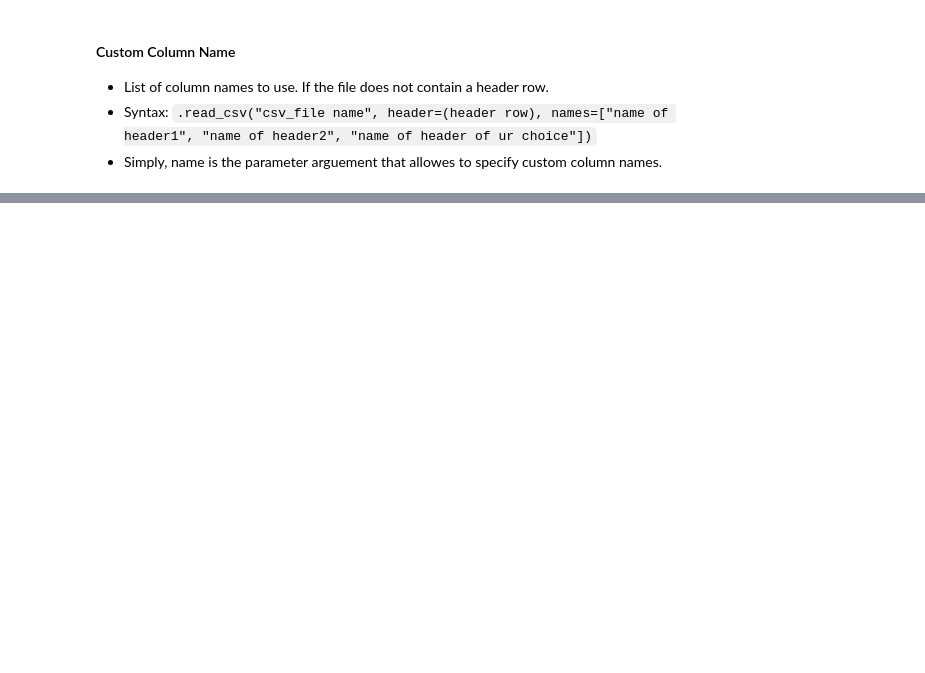
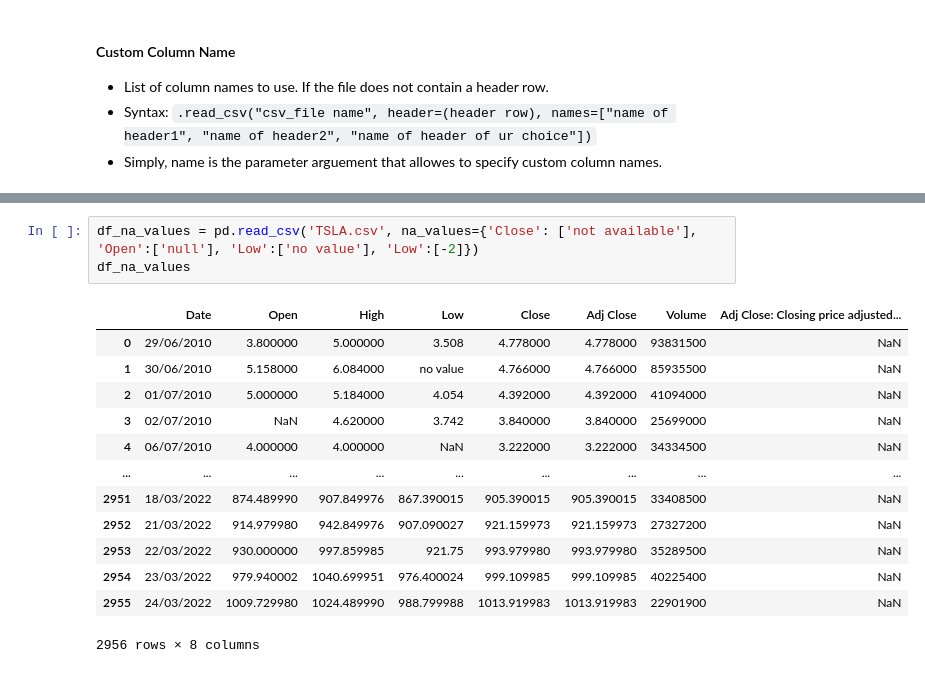
Before and after one commit to MoeedKhan-AMK/Pandas, a Jupyter notebook: Chapter2_Read_Write_excel_csv_files/program.ipynb, the cells around one changed output, grey strips where cells are left out. Cells and saved outputs as stored; diff of their text form; blank space fills up the shorter version.

Commit message:
na_value - marking custom missing values, also with list Updated

```diff
--- a/Chapter2_Read_Write_excel_csv_files/program.ipynb
+++ b/Chapter2_Read_Write_excel_csv_files/program.ipynb
@@ -105,0 +111,17 @@ df_nrows_skiprows_combo
+# %%
+df_na_values = pd.read_csv('TSLA.csv', na_values={'Close': ['not available'], 'Open':['null'], 'Low':['no value'], 'Low':[-2]})
+df_na_values
+# %% [output]
+|  | Date | Open | High | Low | Close | Adj Close | Volume | Adj Close: Closing price adjusted... |
+| 0 | 29/06/2010 | 3.800000 | 5.000000 | 3.508 | 4.778000 | 4.778000 | 93831500 | NaN |
+| 1 | 30/06/2010 | 5.158000 | 6.084000 | no value | 4.766000 | 4.766000 | 85935500 | NaN |
+| 2 | 01/07/2010 | 5.000000 | 5.184000 | 4.054 | 4.392000 | 4.392000 | 41094000 | NaN |
+| 3 | 02/07/2010 | NaN | 4.620000 | 3.742 | 3.840000 | 3.840000 | 25699000 | NaN |
+| 4 | 06/07/2010 | 4.000000 | 4.000000 | NaN | 3.222000 | 3.222000 | 34334500 | NaN |
+| ... | ... | ... | ... | ... | ... | ... | ... | ... |
+| 2951 | 18/03/2022 | 874.489990 | 907.849976 | 867.390015 | 905.390015 | 905.390015 | 33408500 | NaN |
+| 2952 | 21/03/2022 | 914.979980 | 942.849976 | 907.090027 | 921.159973 | 921.159973 | 27327200 | NaN |
+| 2953 | 22/03/2022 | 930.000000 | 997.859985 | 921.75 | 993.979980 | 993.979980 | 35289500 | NaN |
+| 2954 | 23/03/2022 | 979.940002 | 1040.699951 | 976.400024 | 999.109985 | 999.109985 | 40225400 | NaN |
+| 2955 | 24/03/2022 | 1009.729980 | 1024.489990 | 988.799988 | 1013.919983 | 1013.919983 | 22901900 | NaN |
+2956 rows × 8 columns
```
Also changed, not shown: parts of 9 cells of this notebook, 1 other file.
